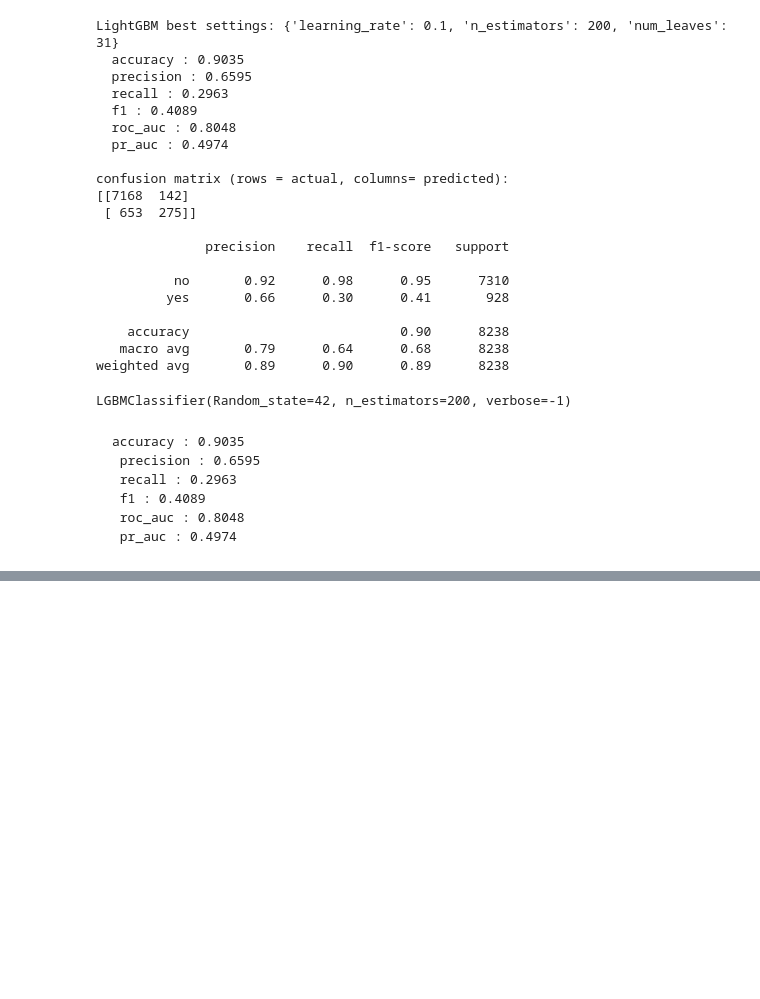
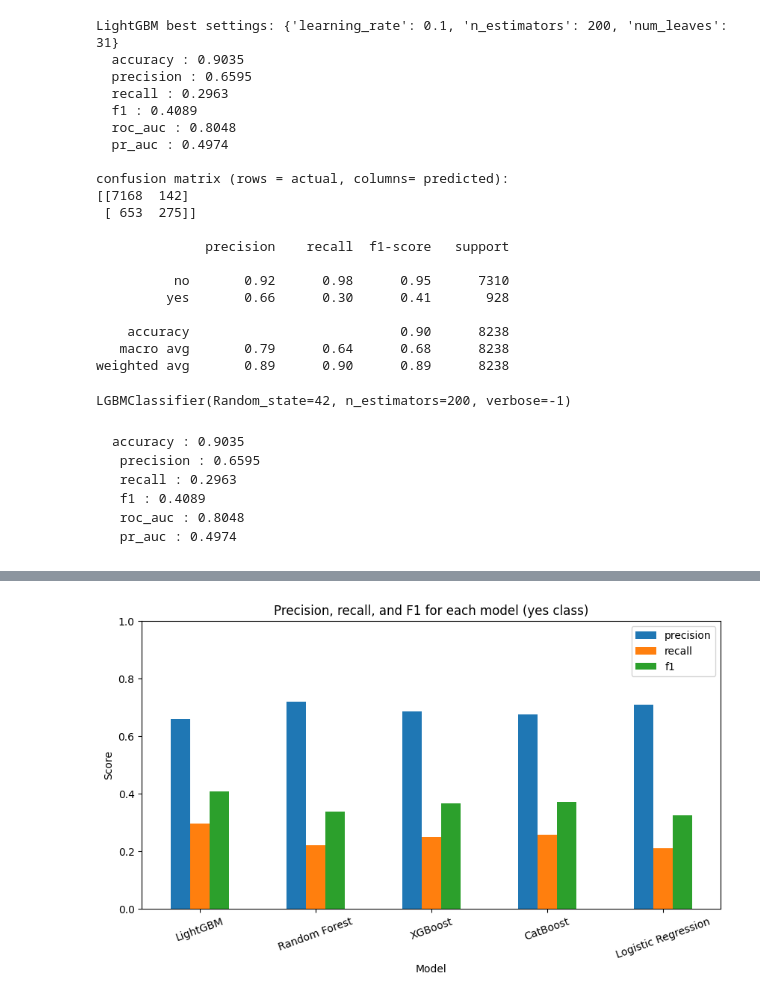
Before and after one commit to Ridima28/Banking-sales-Prediction, a Jupyter notebook: main.ipynb, the cells around one changed output, grey strips where cells are left out. Cells and saved outputs as stored; diff of their text form; code cells hidden in the pictures; blank space fills up the shorter version.

Commit message:
comparing al the recall  values

```diff
--- a/main.ipynb
+++ b/main.ipynb
@@ -408,0 +452,5 @@ LGBMClassifier(Random_state=42, n_estimators=200, verbose=-1)
+# %%
+comparison = pd.DataFrame(res).T
+comparison = comparison.round(4)
+comparison = comparison.sort_values("pr_auc", ascending=False)
+comparison
@@ -408,0 +464,11 @@ LGBMClassifier(Random_state=42, n_estimators=200, verbose=-1)
+# %%
+comparison[["precision", "recall", "f1"]].plot(kind="bar", figsize=(10,5))
+plt.title("Precision, recall, and F1 for each model (yes class)")
+plt.xlabel("Model")
+plt.ylabel("Score")
+plt.ylim(0, 1)
+plt.xticks(rotation=20)
+plt. legend (loc="upper right")
+plt.show()
+# %% [output]
+[figure, added]
```
Also changed, not shown: parts of 7 cells of this notebook, 4 other files.
